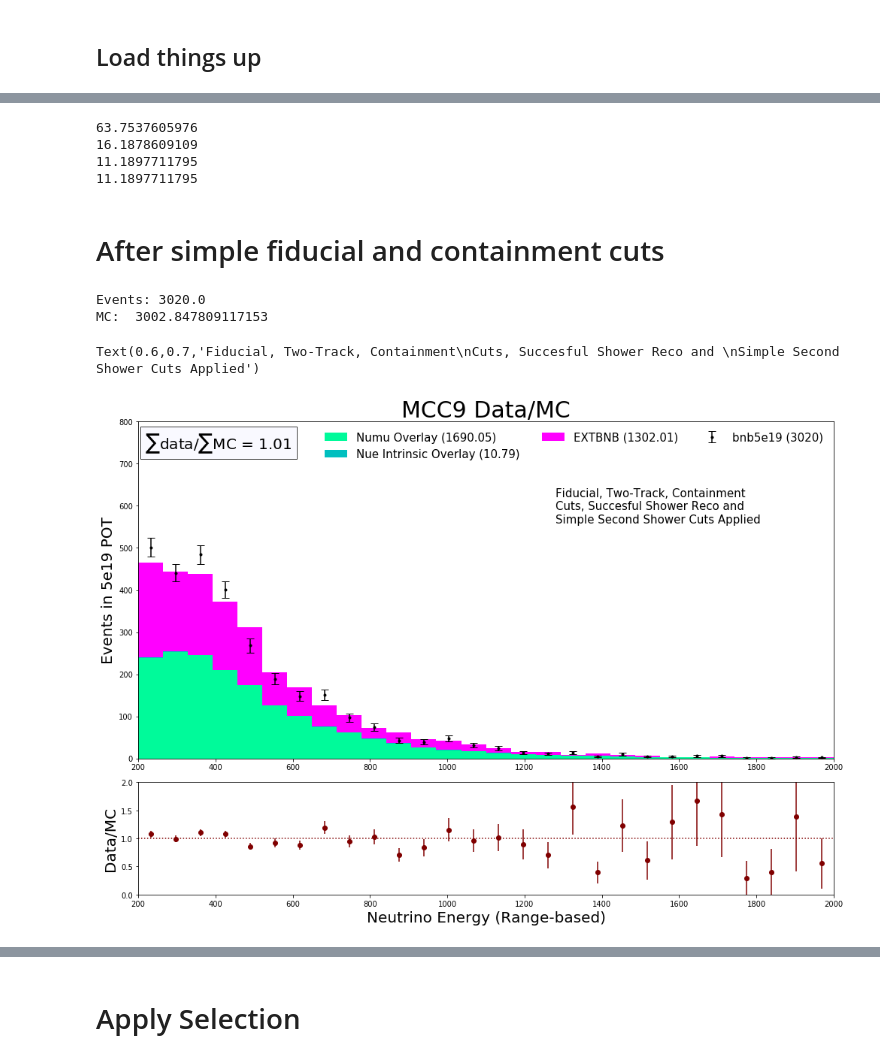
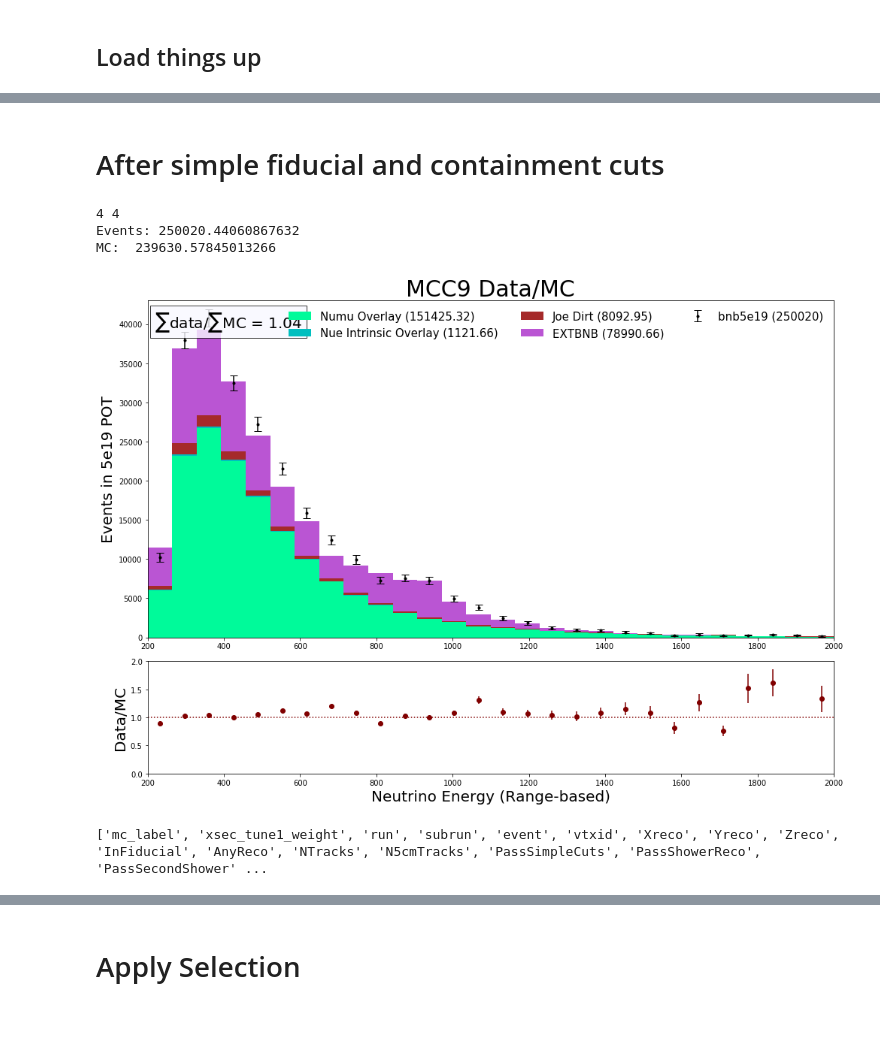
Before and after one commit to LArbys/1L1PSelection, a Jupyter notebook: DL_1e1p_selection-prime.ipynb, the cells around one changed output, grey strips where cells are left out. Saved outputs shown, nothing was run; the diff lists cells and outputs as text; code cells hidden in the pictures; blank space fills up the shorter version.

```diff
--- a/DL_1e1p_selection-prime.ipynb
+++ b/DL_1e1p_selection-prime.ipynb
@@ -193,26 +191,24 @@ df_ext_goodruns_pmtprecut = pd.read_pickle('../data/pickles/ext_goodruns_pmtprec
 # %%
-df_nue_goodruns_pmtprecut.insert(0,'leeweight',df_nue_goodruns_pmtprecut.apply(bless_leeweight,axis=1))
+# df_nue_goodruns_pmtprecut.insert(0,'leeweight',df_nue_goodruns_pmtprecut.apply(bless_leeweight,axis=1))
 # %%
-print len(df_nue_goodruns_pmtprecut)*NUE_SCALE
-print len(df_nue_goodruns_pmtprecut.query('PassCuts==1'))*NUE_SCALE
-print len(df_nue_goodruns_pmtprecut.query('PassCuts==1 and PassShowerReco == 1'))*NUE_SCALE
-print len(df_nue_goodruns_pmtprecut.query('PassCuts==1 and PassShowerReco == 1 and PassSecShr == 1'))*NUE_SCALE
+# print (len(df_nue_goodruns_pmtprecut)*NUE_SCALE)
+# print (len(df_nue_goodruns_pmtprecut.query('PassCuts==1'))*NUE_SCALE)
+# print (len(df_nue_goodruns_pmtprecut.query('PassCuts==1 and PassShowerReco == 1'))*NUE_SCALE)
+# print (len(df_nue_goodruns_pmtprecut.query('PassCuts==1 and PassShowerReco == 1 and PassSecShr == 1'))*NUE_SCALE)
-# %% [output]
-63.7537605976
-16.1878609109
-11.1897711795
-11.1897711795
 # %% [markdown]
 # After simple fiducial and containment cuts
 # %%
-df_numu_presel = df_numu_goodruns_pmtprecut.query('PassCuts == 1 and PassShowerReco == 1 and PassSecShr == 1')
-df_nue_presel = df_nue_goodruns_pmtprecut.query('PassCuts == 1 and PassShowerReco == 1 and PassSecShr == 1')
-df_ext_presel = df_ext_goodruns_pmtprecut.query('PassCuts == 1 and PassShowerReco == 1 and PassSecShr == 1')
-df_data_presel = df_data_goodruns_pmtprecut.query('PassCuts == 1 and PassShowerReco == 1 and PassSecShr == 1')
+cuts = 'PassPMTPrecut==1 and NTracks >=1 and InFiducial ==1'
+df_numu_presel = df_numu_goodruns_pmtprecut.query(cuts)
+df_nue_presel = df_nue_goodruns_pmtprecut.query(cuts)
+df_ext_presel = df_ext_goodruns_pmtprecut.query(cuts)
+df_data_presel = df_data_goodruns_pmtprecut.query(cuts)
+df_dirt_presel = df_dirt_goodruns_pmtprecut.query(cuts)
 
-weights_numu_presel = df_numu_presel['geniereweight'].values*NUMU_SCALE
-weights_nue_presel = df_nue_presel['geniereweight'].values*NUE_SCALE
+weights_numu_presel = df_numu_presel['xsec_tune1_weight'].values*NUMU_SCALE
+weights_nue_presel = df_nue_presel['xsec_tune1_weight'].values*NUE_SCALE
 weights_ext_presel = np.ones(len(df_ext_presel))*EXT_SCALE
 weights_data_presel = np.ones(len(df_data_presel))*DATA_SCALE
-weights_lee_presel = df_nue_presel['leeweight'].values * df_nue_presel['geniereweight'].values * NUE_SCALE
+weights_dirt_presel = CV(df_dirt_presel)*DIRT_SCALE
+#weights_lee_presel = df_nue_presel['leeweight'].values * df_nue_presel['geniereweight'].values * NUE_SCALE
 # %%
@@ -223,15 +219,43 @@ a_colors = ['mediumspringgreen','c','fuchsia']
 # %%
-var_numu = df_numu_presel['Enu_1e1p'].values
-var_nue = df_nue_presel['Enu_1e1p'].values
-var_ext = df_ext_presel['Enu_1e1p'].values
-var_data = df_data_presel['Enu_1e1p'].values
+var_numu = df_numu_presel['Enu_1m1p'].values
+var_nue = df_nue_presel['Enu_1m1p'].values
+var_ext = df_ext_presel['Enu_1m1p'].values
+var_data = df_data_presel['Enu_1m1p'].values
+var_dirt = df_dirt_presel['Enu_1m1p'].values
+
+# fig,ax = plt.subplots(figsize=(14,10))
+# ax0 = distplot_wratio(28,(200,2000),[var_numu,var_nue,var_ext],var_data,weights_data_presel,'Neutrino Energy (Range-based)',.8e3)
+# ax0.annotate('Fiducial, Two-Track, Containment\nCuts, Succesful Shower Reco and \nSimple Second Shower Cuts Applied',xy=(.6,.7), xycoords='axes fraction',fontsize=15)
+# #ax.annotate('6808 Events in 5e19',xy=(.7,.6), xycoords='axes fraction',fontsize=20)
 
 fig,ax = plt.subplots(figsize=(14,10))
-ax0 = distplot_wratio(28,(200,2000),[var_numu,var_nue,var_ext],var_data,weights_data_presel,'Neutrino Energy (Range-based)',.8e3)
-ax0.annotate('Fiducial, Two-Track, Containment\nCuts, Succesful Shower Reco and \nSimple Second Shower Cuts Applied',xy=(.6,.7), xycoords='axes fraction',fontsize=15)
+ax0 = distplot_wratio(28,(200,2000),[var_numu,var_nue,var_dirt,var_ext],var_data,weights_data_presel,'Neutrino Energy (Range-based)',43000)
+# ax0.annotate('Fiducial, Two-Track, Containment\nCuts, Succesful Shower Reco and \nSimple Second Shower Cuts Applied',xy=(.6,.7), xycoords='axes fraction',fontsize=15)
 #ax.annotate('6808 Events in 5e19',xy=(.7,.6), xycoords='axes fraction',fontsize=20)
 # %% [output]
-Events: 3020.0
-MC:  3002.847809117153
+4 4
+Events: 250020.44060867632
+MC:  239630.57845013266
-Text(0.6,0.7,'Fiducial, Two-Track, Containment\nCuts, Succesful Shower Reco and \nSimple Second Shower Cuts Applied')
-[figure, old version]
+[figure, new version]
+# %%
+pd.set_option('display.max_columns', None)
+pd.set_option('display.max_rows', None)
+cols = df_numu_presel.columns.tolist()
+print(cols)
+
+# pi0cuts = '_pi0mass>0 and (shower1_dir_2d_Y < (3.14-.5) or shower1_dir_2d_Y >(3.14+.5) ) and (shower2_dir_2d_Y < (3.14-.5)or shower2_dir_2d_Y > (3.14+.5) )'
+pi0cuts = '_pi0mass>0'
+df_numu_pi0 = df_numu_presel.query(pi0cuts)
+df_nue_pi0 = df_nue_presel.query(pi0cuts)
+df_ext_pi0 = df_ext_presel.query(pi0cuts)
+df_data_pi0 = df_data_presel.query(pi0cuts)
+df_dirt_pi0 = df_dirt_presel.query(pi0cuts)
+
+weights_numu_pi0 = df_numu_pi0['xsec_tune1_weight'].values*NUMU_SCALE
+weights_nue_pi0 = df_nue_pi0['xsec_tune1_weight'].values*NUE_SCALE
+weights_ext_pi0 = np.ones(len(df_ext_pi0))*EXT_SCALE
+weights_data_pi0 = np.ones(len(df_data_pi0))*DATA_SCALE
+weights_dirt_pi0 = np.ones(len(df_dirt_pi0))*DIRT_SCALE
+#weights_lee_presel = df_nue_presel['leeweight'].values * df_nue_presel['geniereweight'].values * NUE_SCALE
+# %% [output]
+['mc_label', 'xsec_tune1_weight', 'run', 'subrun', 'event', 'vtxid', 'Xreco', 'Yreco', 'Zreco', 'InFiducial', 'AnyReco', 'NTracks', 'N5cmTracks', 'PassSimpleCuts', 'PassShowerReco', 'PassSecondShower' ...
```
Also changed, not shown: parts of 16 cells of this notebook, 35 other files.
